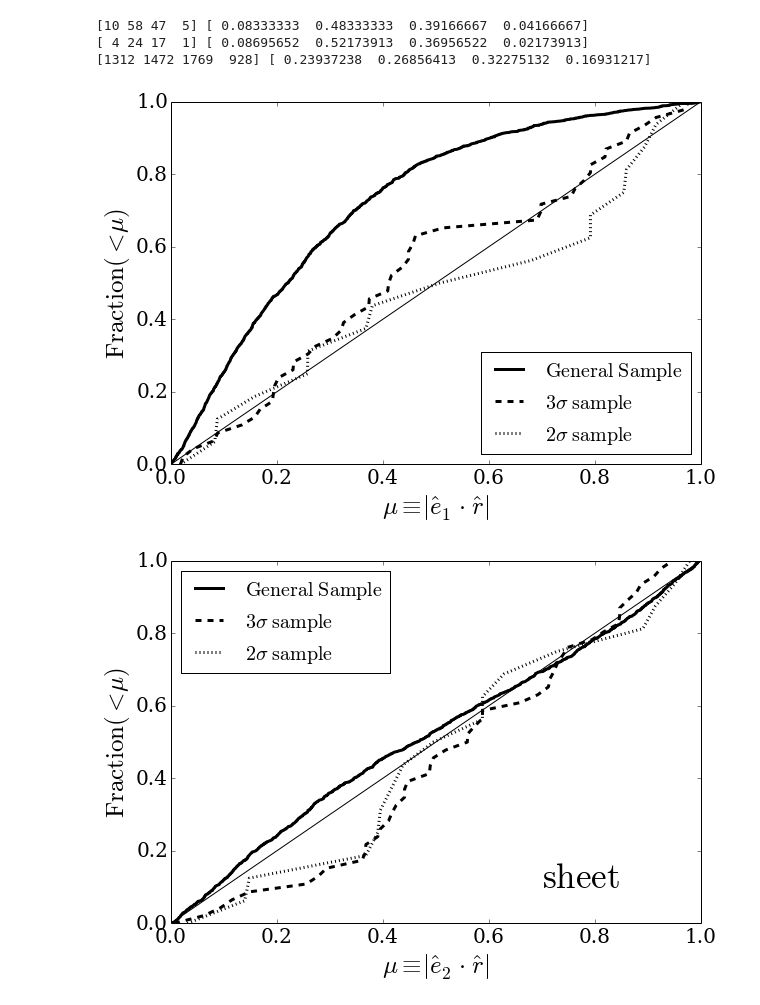
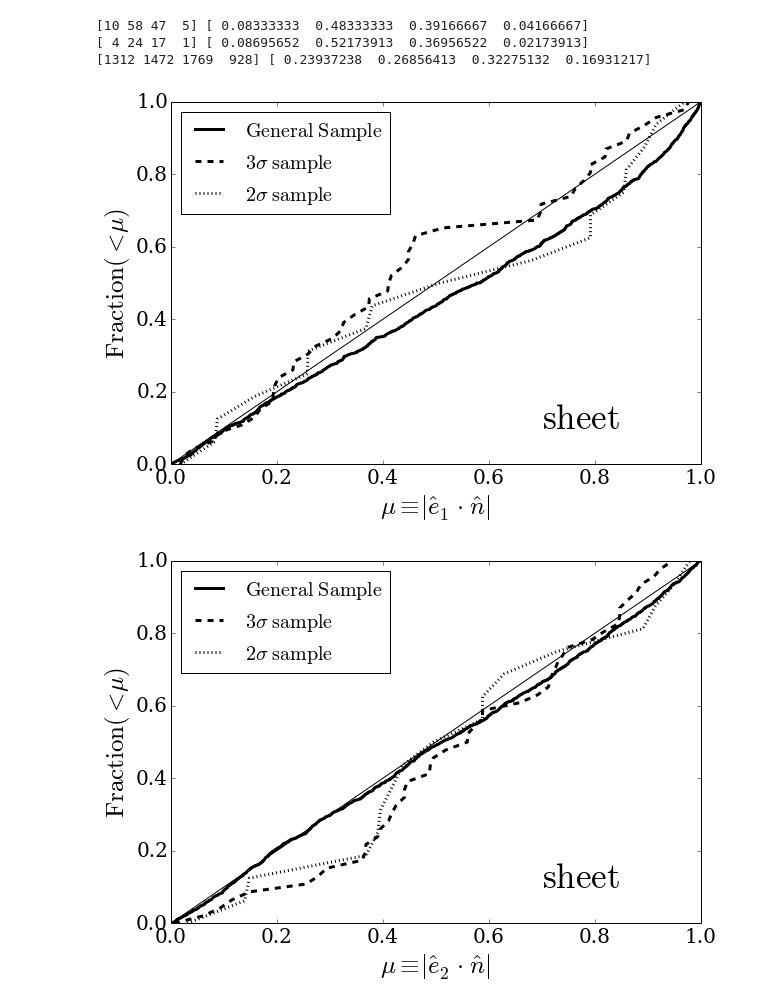
Before and after one commit to forero/LGEnvironment, a Jupyter notebook: code/AnalyzeData.ipynb, the cells around one changed output. Saved outputs shown, nothing was run; the diff lists cells and outputs as text; code cells hidden in the pictures.

Commit message:
new alignment plots

```diff
--- a/code/AnalyzeData.ipynb
+++ b/code/AnalyzeData.ipynb
@@ -617,14 +556,14 @@ def plot_alignment_e2(ENV=0):
     fig.savefig(filename + '.pdf',format = 'pdf', transparent=True)
     fig.savefig(filename + '.png',format = 'png', transparent=True)
 # %%
-def plot_alignment_e1(ENV=0):
+def plot_alignment_e1(ENV=0, kind="r"):
 
     fig = figure(figsize=(9.5,6.5))
     ax = axes()
     label1="$\mathrm{2\sigma\  sample}$"
     label2="$\mathrm{3\sigma\  sample}$"
     label3="$\mathrm{Full\ sample}$"
-    label_x="$\mu\equiv|\hat{e}_1\cdot\ \hat{r}|$"
+    label_x="$\mu\equiv|\hat{e}_1\cdot\ \hat{%s}|$"%(kind)
 
     ax.set_xlabel(label_x,fontsize=25)
     ax.set_ylabel("${\mathrm{Fraction(<\mu)}}$",fontsize=25)
@@ -634,10 +573,15 @@ def plot_alignment_e1(ENV=0):
     histo_bins = linspace(0,1.0,20)
     delta = 0.5*(histo_bins[1] - histo_bins[0])
 
+    if(ENV>=0):
+        env_id_ALL = where(env_halo_A_ALL==ENV)
+        env_id_3S = where(env_halo_A_3S==ENV)
+        env_id_2S = where(env_halo_A_2S==ENV)
+    else:
+        env_id_ALL = where(env_halo_A_ALL>ENV)
+        env_id_3S = where(env_halo_A_3S>ENV)
+        env_id_2S = where(env_halo_A_2S>ENV)
 
-    env_id_ALL = where(env_halo_A_ALL==ENV)
-    env_id_3S = where(env_halo_A_3S==ENV)
-    env_id_2S = where(env_halo_A_2S==ENV)
     ax.plot(sort(abs(mu_pos_eigenv1_ALL[env_id_ALL])), linspace(0,1.0,size(env_id_ALL)),color='black',ms=1,linewidth=3.0, label="$\mathrm{General\ Sample}$")
     ax.plot(sort(abs(mu_pos_eigenv1_3S[env_id_3S])), linspace(0,1.0,size(env_id_3S)),'r--',color='black',ms=1,linewidth=3.0, label="$3\sigma\ \mathrm{sample}$")
     ax.plot(sort(abs(mu_pos_eigenv1_2S[env_id_2S])), linspace(0,1.0,size(env_id_2S)),'r:',color='black',ms=1,linewidth=3.0, label="$2\sigma\ \mathrm{sample}$")
@@ -649,16 +593,21 @@ def plot_alignment_e1(ENV=0):
 
     ax.set_xlim([0.0,1.0])
     ax.set_ylim([0.0,1.0])
-    texto = "${\mathrm{%s}}$"%(environments[ENV])
-    ax.text(0.7,0.1,texto, fontsize=35)
-    filename = "alignments_e1_"+environments[ENV]
+    if(ENV>=0):
+        texto = "${\mathrm{%s}}$"%(environments[ENV])
+        ax.text(0.7,0.1,texto, fontsize=35)
+        filename = "alignments_e1_"+kind+environments[ENV]
+    else:
+        texto = "${\mathrm{%s}}$"%("all\ environments")
+        ax.text(0.4,0.1,texto, fontsize=35)
+        filename = "alignments_e1_"+kind+"all_environments"
     fig.savefig(filename + '.eps',format = 'eps', transparent=True)
     fig.savefig(filename + '.pdf',format = 'pdf', transparent=True)
     fig.savefig(filename + '.png',format = 'png', transparent=True)
 # %%
-plot_alignment_e1(ENV=SHEET)
-plot_alignment_e2(ENV=SHEET)
-plot_alignment_e3(ENV=SHEET)
+plot_alignment_e1(ENV=SHEET, kind="n")
+plot_alignment_e2(ENV=SHEET, kind="n")
+plot_alignment_e3(ENV=SHEET, kind="n")
 # %% [output]
-[figure, old version]
+[figure, new version]
-[figure, old version]
+[figure, new version]
```
Also changed, not shown: parts of 42 cells of this notebook, 1 other file.
